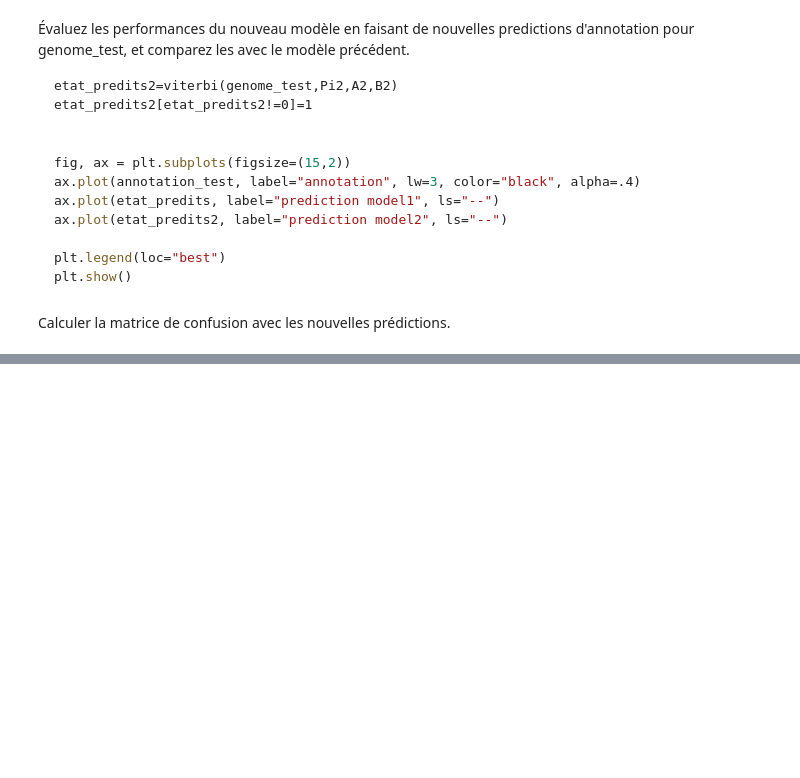
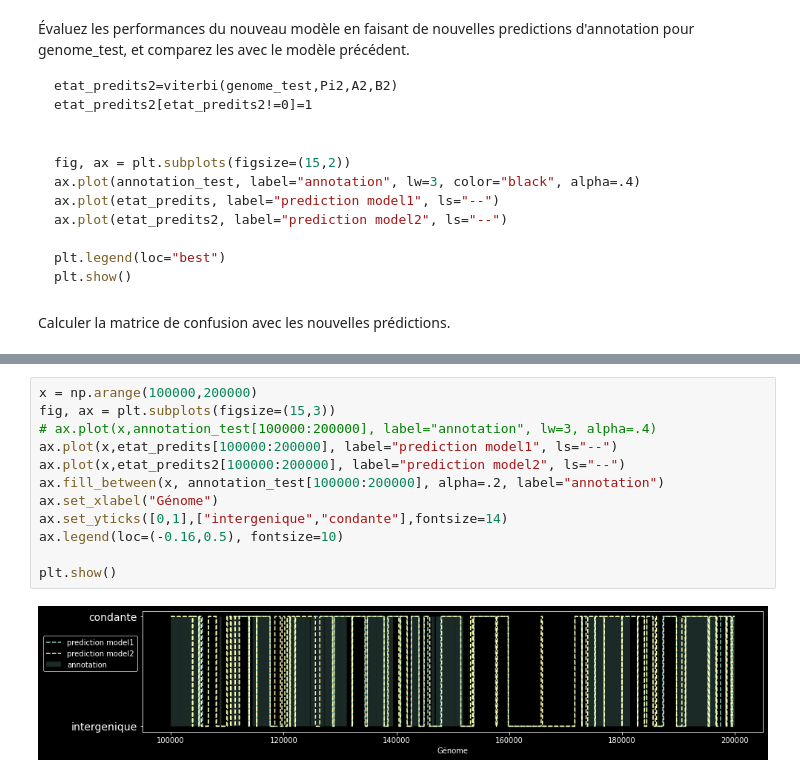
Before and after one commit to White-On/MAPSI_TME_2022, a Jupyter notebook: TME7/enonce/tme7.ipynb, the cells around one changed output, grey strips where cells are left out. Cells and saved outputs as stored; diff of their text form; blank space fills up the shorter version.

```diff
--- a/TME7/enonce/tme7.ipynb
+++ b/TME7/enonce/tme7.ipynb
@@ -359,0 +520,14 @@ Calculer la matrice de confusion avec les nouvelles prédictions.
+# %%
+x = np.arange(100000,200000)
+fig, ax = plt.subplots(figsize=(15,3))
+# ax.plot(x,annotation_test[100000:200000], label="annotation", lw=3, alpha=.4)
+ax.plot(x,etat_predits[100000:200000], label="prediction model1", ls="--")
+ax.plot(x,etat_predits2[100000:200000], label="prediction model2", ls="--")
+ax.fill_between(x, annotation_test[100000:200000], alpha=.2, label="annotation")
+ax.set_xlabel("Génome")
+ax.set_yticks([0,1],["intergenique","condante"],fontsize=14)
+ax.legend(loc=(-0.16,0.5), fontsize=10)
+
+plt.show()
+# %% [output]
+[figure, added]
```
Also changed, not shown: parts of 20 cells of this notebook.
